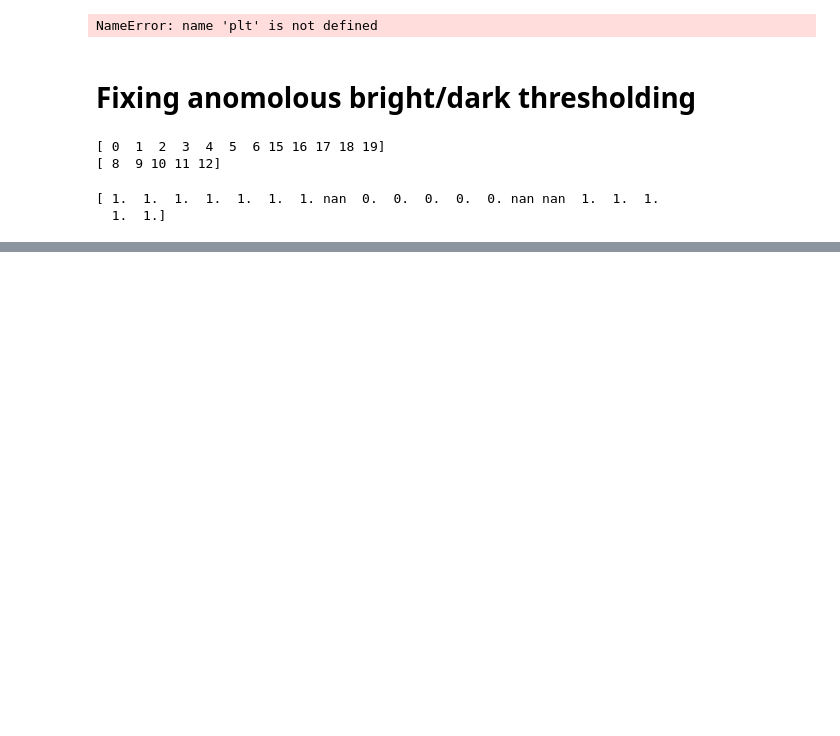
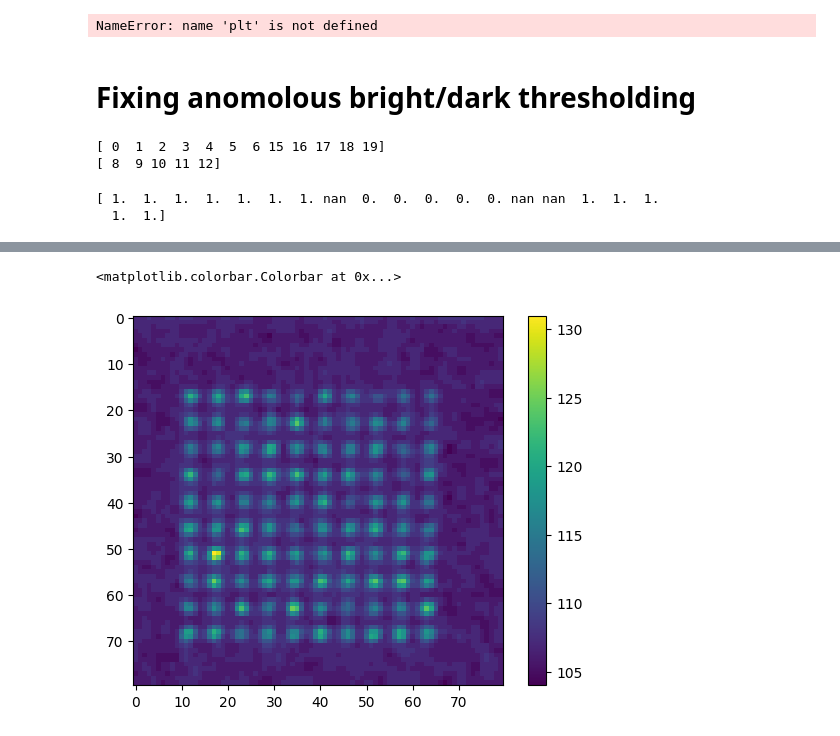
Before and after one commit to jack-mango/QURIP-thompsonlab-amo, a Jupyter notebook: ImagingSoftware/improvements.ipynb, the cells around one changed output, grey strips where cells are left out. Drawn from its saved outputs; the diff is of its cells as text; code cells hidden in the pictures; blank space fills up the shorter version.

```diff
--- a/ImagingSoftware/improvements.ipynb
+++ b/ImagingSoftware/improvements.ipynb
@@ -106,0 +116,7 @@ print(labels)
+# %%
+img = cv2.GaussianBlur(img, (3, 3), 0)
+plt.imshow(img)
+plt.colorbar()
+# %% [output]
+<matplotlib.colorbar.Colorbar at 0x...>
+[figure, added]
```
Also changed, not shown: parts of 15 cells of this notebook, 2 other files.
